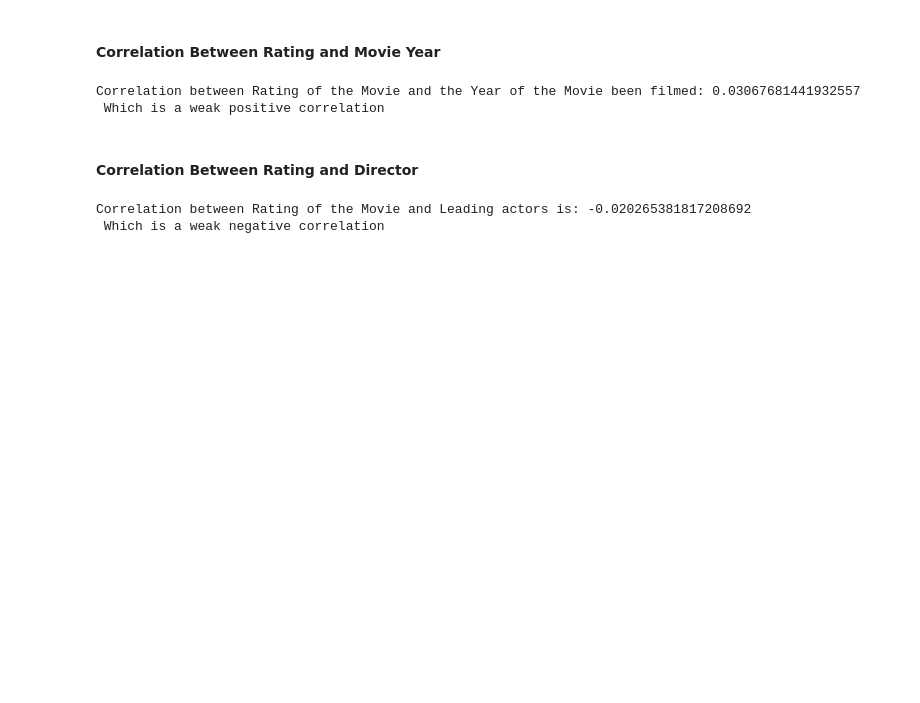
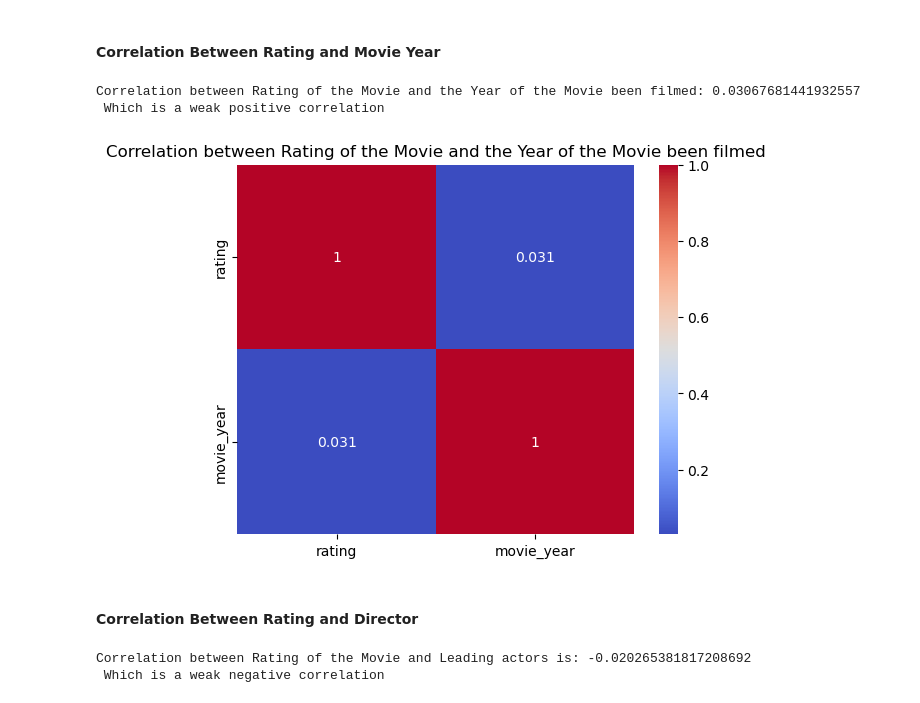
Before and after one commit to Aldowashere/imdb250eda, a Jupyter notebook: imdb-top-250.ipynb, the cells around one changed output. Saved outputs shown, nothing was run; the diff lists cells and outputs as text; code cells hidden in the pictures; blank space fills up the shorter version.

Commit message:
Kaggle Notebook | Imdb Top-250  | Version 4

```diff
--- a/imdb-top-250.ipynb
+++ b/imdb-top-250.ipynb
@@ -108,6 +108,15 @@ print("Correlation between Rating of the Movie and the Year of the Movie been fi
 # %% [output]
 Correlation between Rating of the Movie and the Year of the Movie been filmed: 0.03067681441932557
  Which is a weak positive correlation
+# %%
+correlation_data = imdbDataClone[['rating', 'movie_year']]
+correlation_matrix = correlation_data.corr()
+
+sns.heatmap(correlation_matrix, annot=True, cmap='coolwarm')
+plt.title("Correlation between Rating of the Movie and the Year of the Movie been filmed")
+plt.show()
+# %% [output]
+[figure, added]
 # %% [markdown]
 #### Correlation Between Rating and Director
 # %%
```
Also changed, not shown: parts of 4 cells of this notebook.
